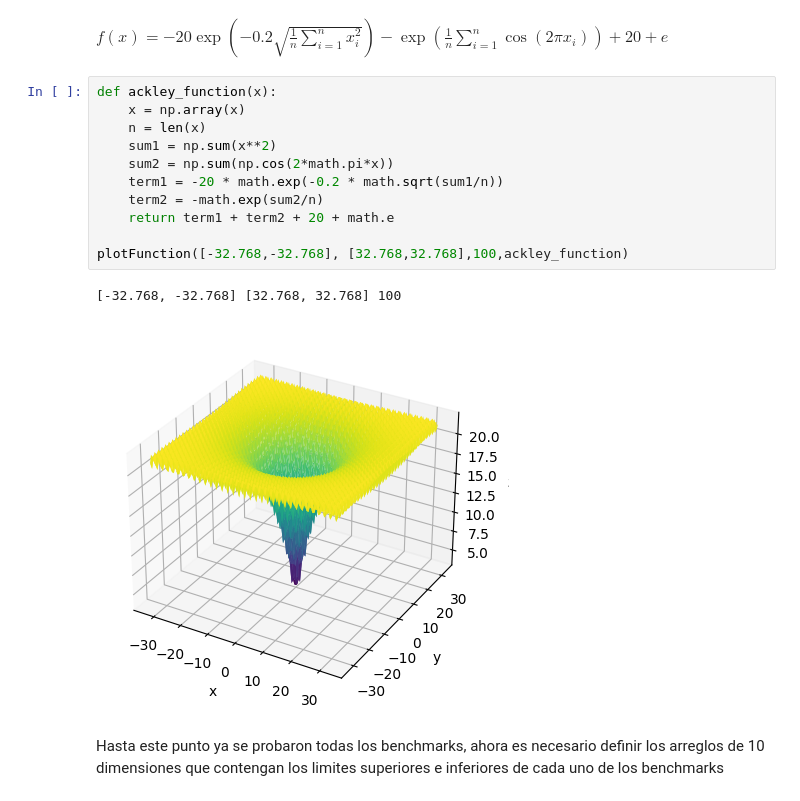
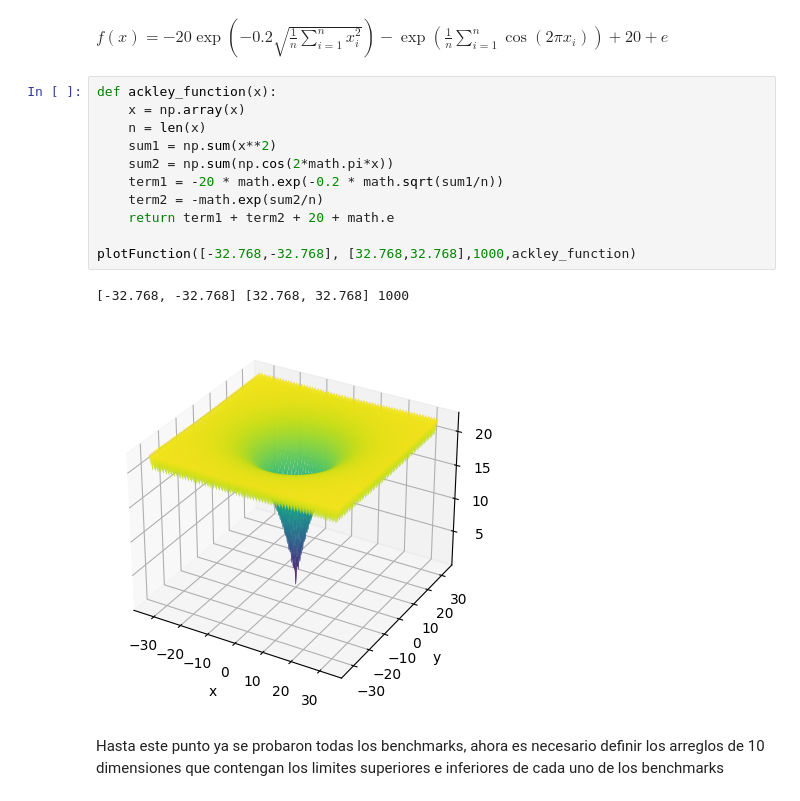
Before and after one commit to Jesus105/algoritmosGeneticos-codificacionBinaria, a Jupyter notebook: p2.ipynb, the cells around one changed output. Drawn from its saved outputs; the diff is of its cells as text.

```diff
--- a/p2.ipynb
+++ b/p2.ipynb
@@ -82,17 +82,17 @@ $f(x) = -20\exp\left(-0.2\sqrt{\frac{1}{n}\sum_{i=1}^{n}x_i^2}\right)-\exp\left(
 # %%
 def ackley_function(x):
     x = np.array(x)
     n = len(x)
     sum1 = np.sum(x**2)
     sum2 = np.sum(np.cos(2*math.pi*x))
     term1 = -20 * math.exp(-0.2 * math.sqrt(sum1/n))
     term2 = -math.exp(sum2/n)
     return term1 + term2 + 20 + math.e
 
-plotFunction([-32.768,-32.768], [32.768,32.768],100,ackley_function)
+plotFunction([-32.768,-32.768], [32.768,32.768],1000,ackley_function)
 # %% [output]
-[-32.768, -32.768] [32.768, 32.768] 100
+[-32.768, -32.768] [32.768, 32.768] 1000
-[figure, old version]
+[figure, new version]
 # %% [markdown]
 Hasta este punto ya se probaron todas los benchmarks, ahora es necesario definir los arreglos de 10 dimensiones que contengan los limites superiores e inferiores de cada uno de los benchmarks
 # %%
```
Also changed, not shown: parts of 11 cells of this notebook.
